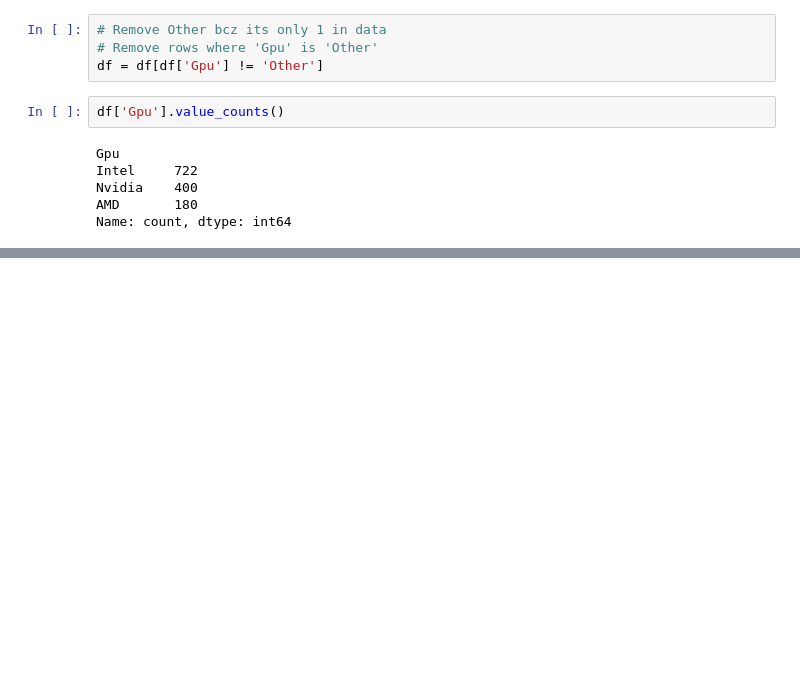
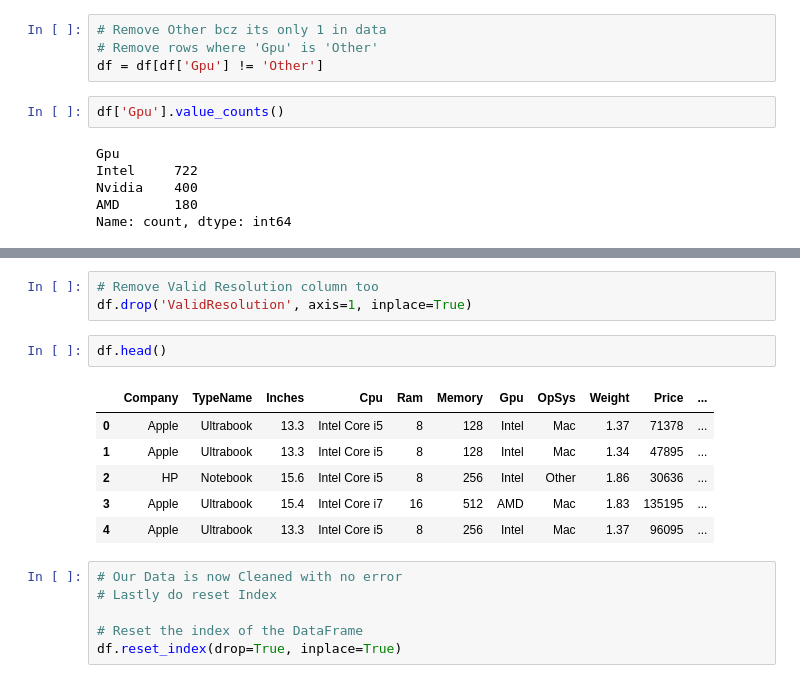
Before and after one commit to krishnamishra8848/Machine-Learning-Full-Course-By-Krishna-Mishra, a Jupyter notebook: Supervised_Machine_Learning/Chapter -6/chapter6.ipynb, the cells around one changed output, grey strips where cells are left out. Saved outputs shown, nothing was run; the diff lists cells and outputs as text; blank space fills up the shorter version.

```diff
--- a/Supervised_Machine_Learning/Chapter -6/chapter6.ipynb
+++ b/Supervised_Machine_Learning/Chapter -6/chapter6.ipynb
@@ -298,0 +465,18 @@ df.head()
+# %%
+# Remove Valid Resolution column too
+df.drop('ValidResolution', axis=1, inplace=True)
+# %%
+df.head()
+# %% [output]
+|  | Company | TypeName | Inches | Cpu | Ram | Memory | Gpu | OpSys | Weight | Price | ... |
+| 0 | Apple | Ultrabook | 13.3 | Intel Core i5 | 8 | 128 | Intel | Mac | 1.37 | 71378 | ... |
+| 1 | Apple | Ultrabook | 13.3 | Intel Core i5 | 8 | 128 | Intel | Mac | 1.34 | 47895 | ... |
+| 2 | HP | Notebook | 15.6 | Intel Core i5 | 8 | 256 | Intel | Other | 1.86 | 30636 | ... |
+| 3 | Apple | Ultrabook | 15.4 | Intel Core i7 | 16 | 512 | AMD | Mac | 1.83 | 135195 | ... |
+| 4 | Apple | Ultrabook | 13.3 | Intel Core i5 | 8 | 256 | Intel | Mac | 1.37 | 96095 | ... |
+# %%
+# Our Data is now Cleaned with no error
+# Lastly do reset Index
+
+# Reset the index of the DataFrame
+df.reset_index(drop=True, inplace=True)
```
Also changed, not shown: parts of 19 cells of this notebook, 1 other file.
